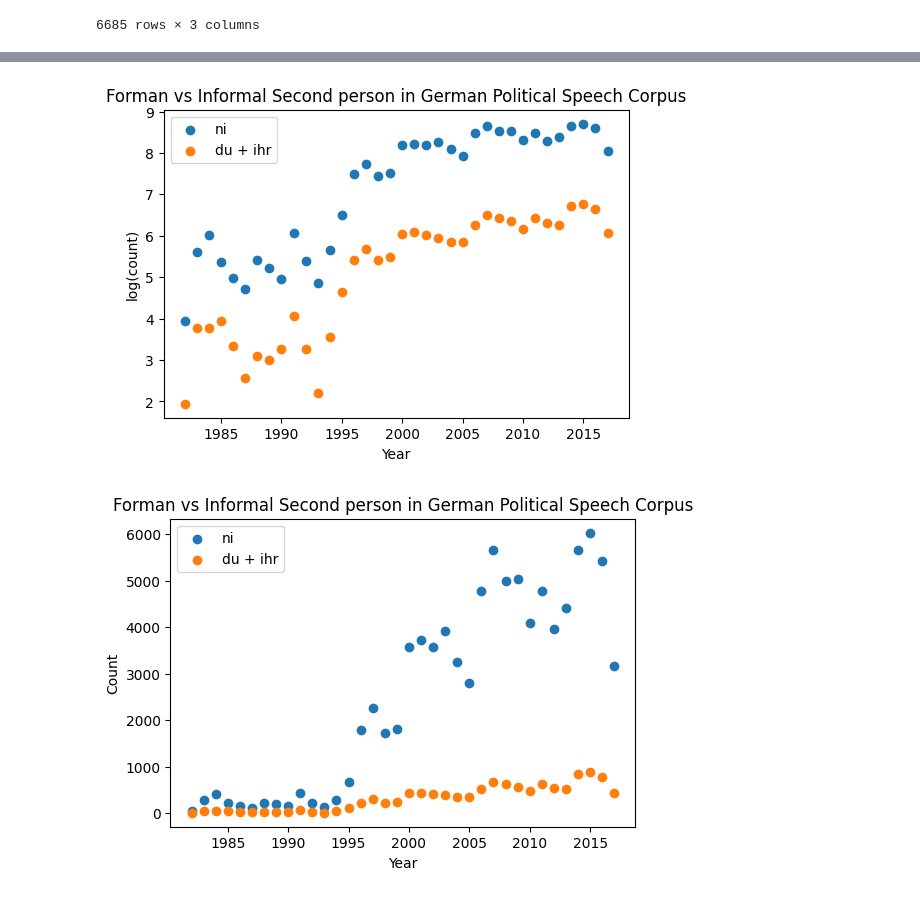
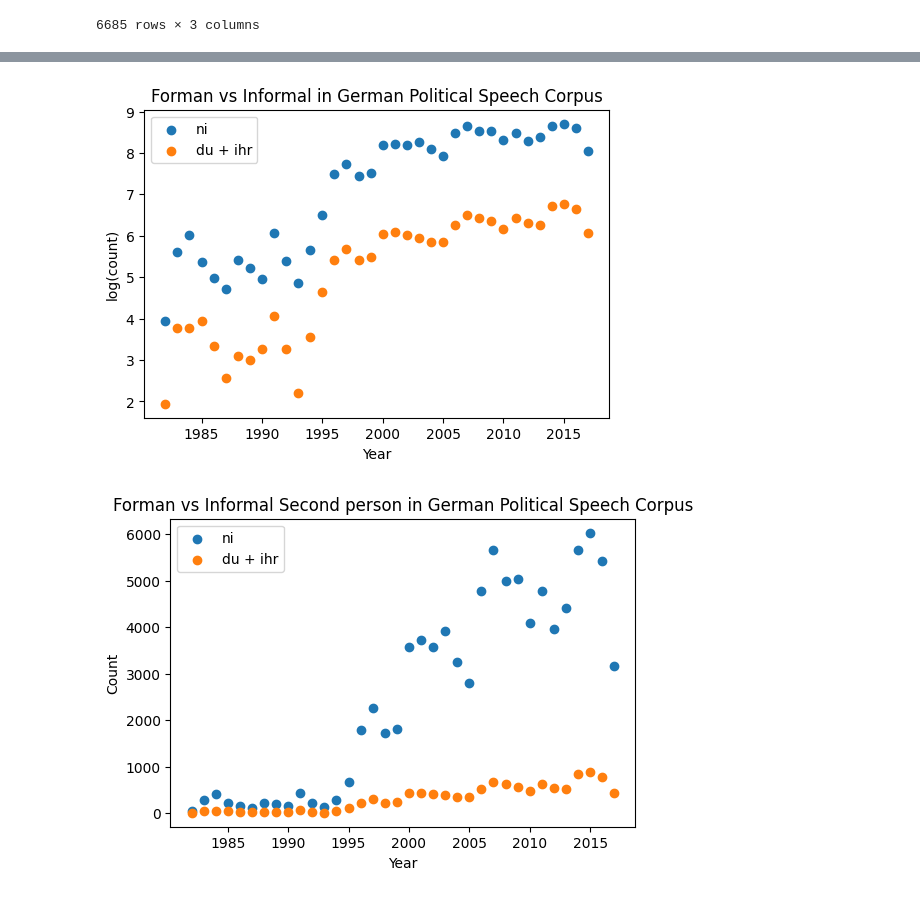
Before and after one commit to erafkin/semantics-du-reform, a Jupyter notebook: german.ipynb, the cells around one changed output, grey strips where cells are left out. Drawn from its saved outputs; the diff is of its cells as text; code cells hidden in the pictures.

```diff
--- a/german.ipynb
+++ b/german.ipynb
@@ -49,5 +49,6 @@ df
 df["du_count"] = df.apply(lambda x: sum([i.lower().split().count('du') for i in x if isinstance(i, str)]), axis=1)
 df["ihr_count"] = df.apply(lambda x: sum([i.lower().split().count('ihr') for i in x if isinstance(i, str)]), axis=1)
 df["sie_count"] = df.apply(lambda x: sum([i.lower().split().count('sie') for i in x if isinstance(i, str)]), axis=1)
-df = df.groupby('year', as_index=False)[['sie_count', "du_count", "ihr_count"]].sum()
-df.to_csv("./german_sie_du_counts.csv", index=False)
+df["wir_count"] = df.apply(lambda x: sum([i.lower().split().count('wir') for i in x if isinstance(i, str)]), axis=1)
+
+df = df.groupby('year', as_index=False)[['sie_count', "du_count", "ihr_count", "wir_count"]].sum()
@@ -74,20 +55,22 @@ df
 # %%
 import matplotlib.pyplot as plt
 import numpy as np
 fig,ax=plt.subplots(figsize=(6, 4))
 
 
 ax.scatter(x=df.year, y=np.log(df.sie_count), label='ni')
 ax.scatter(x=df.year, y=np.log(df.du_count + df.ihr_count), label='du + ihr')
+# ax.scatter(x=df.year, y=np.log(df.wir_count), label='wir')
+
 
 plt.legend()
 ax.set_xlabel("Year")
 ax.set_ylabel("log(count)")
 
-ax.set_title('Forman vs Informal Second person in German Political Speech Corpus')
+ax.set_title('Forman vs Informal in German Political Speech Corpus')
 plt.show()
 # %% [output]
-[figure, old version]
+[figure, new version]
 # %%
 import matplotlib.pyplot as plt
 import numpy as np
```
Also changed, not shown: parts of 1 cell of this notebook, 6 other files.
